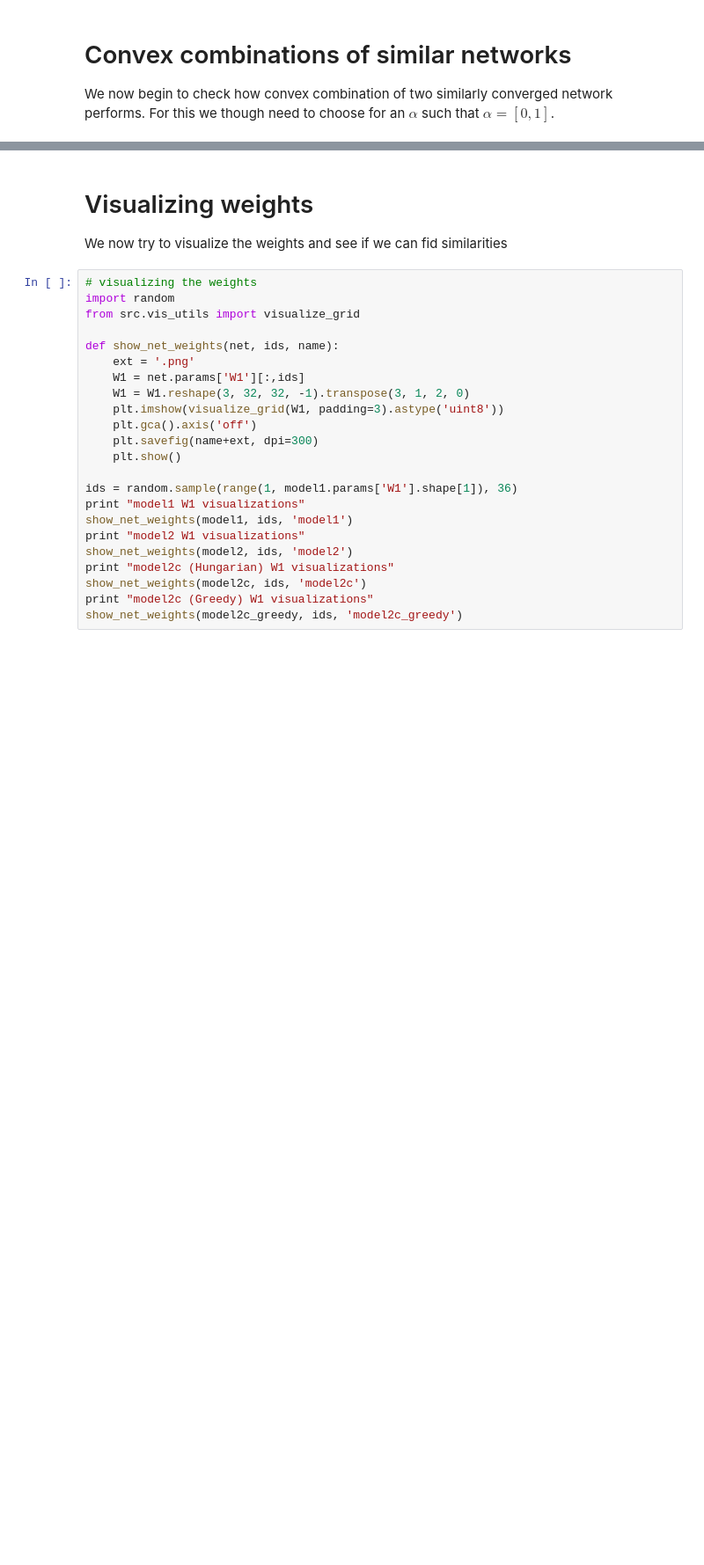
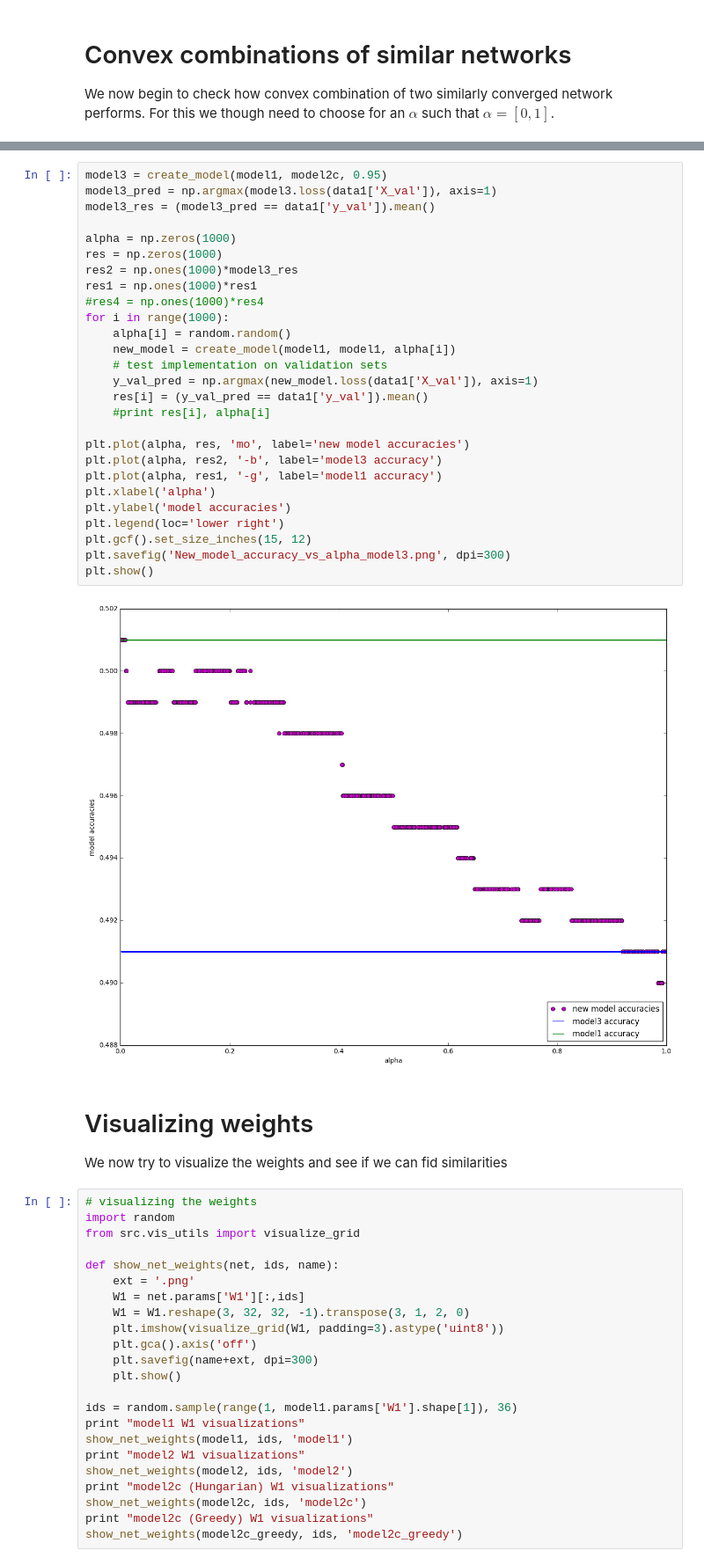
Before and after one commit to LousyLory/Canonical_Nets, a Jupyter notebook: canonical_Nets.ipynb, the cells around one changed output, grey strips where cells are left out. Shown at 88% size. Saved outputs shown, nothing was run; the diff lists cells and outputs as text; blank space fills up the shorter version.

```diff
--- a/canonical_Nets.ipynb
+++ b/canonical_Nets.ipynb
@@ -485,3 +485,32 @@ plt.show()
+# %%
+model3 = create_model(model1, model2c, 0.95)
+model3_pred = np.argmax(model3.loss(data1['X_val']), axis=1)
+model3_res = (model3_pred == data1['y_val']).mean()
+
+alpha = np.zeros(1000)
+res = np.zeros(1000)
+res2 = np.ones(1000)*model3_res
+res1 = np.ones(1000)*res1
+#res4 = np.ones(1000)*res4
+for i in range(1000):
+    alpha[i] = random.random()
+    new_model = create_model(model1, model1, alpha[i])
+    # test implementation on validation sets
+    y_val_pred = np.argmax(new_model.loss(data1['X_val']), axis=1)
+    res[i] = (y_val_pred == data1['y_val']).mean()
+    #print res[i], alpha[i]
+
+plt.plot(alpha, res, 'mo', label='new model accuracies')
+plt.plot(alpha, res2, '-b', label='model3 accuracy')
+plt.plot(alpha, res1, '-g', label='model1 accuracy')
+plt.xlabel('alpha')
+plt.ylabel('model accuracies')
+plt.legend(loc='lower right')
+plt.gcf().set_size_inches(15, 12)
+plt.savefig('New_model_accuracy_vs_alpha_model3.png', dpi=300)
+plt.show()
+# %% [output]
+[figure, added]
 # %% [markdown]
 # Visualizing weights
 
```
Also changed, not shown: parts of 14 cells of this notebook, 4 other files.
